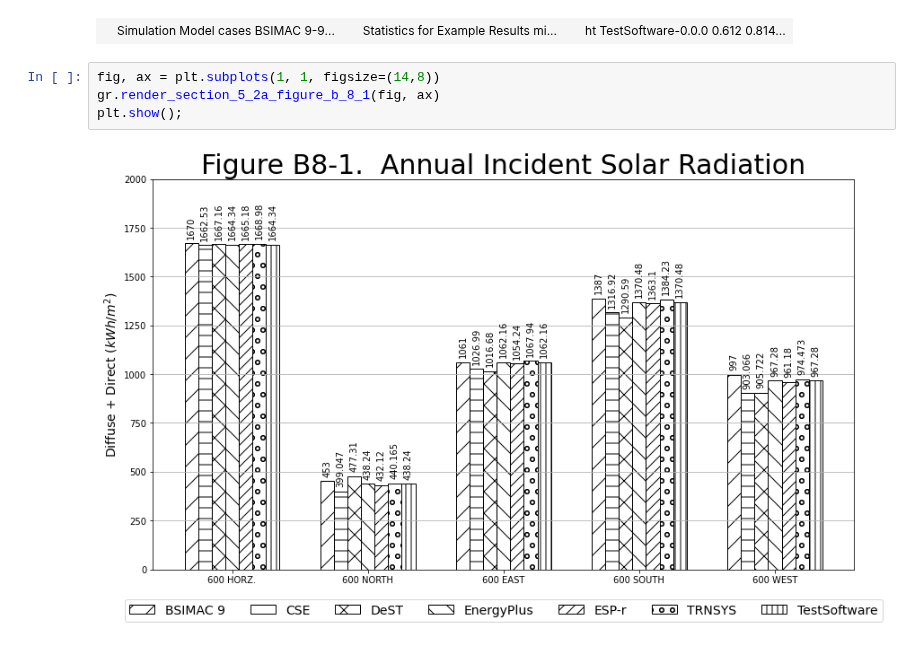
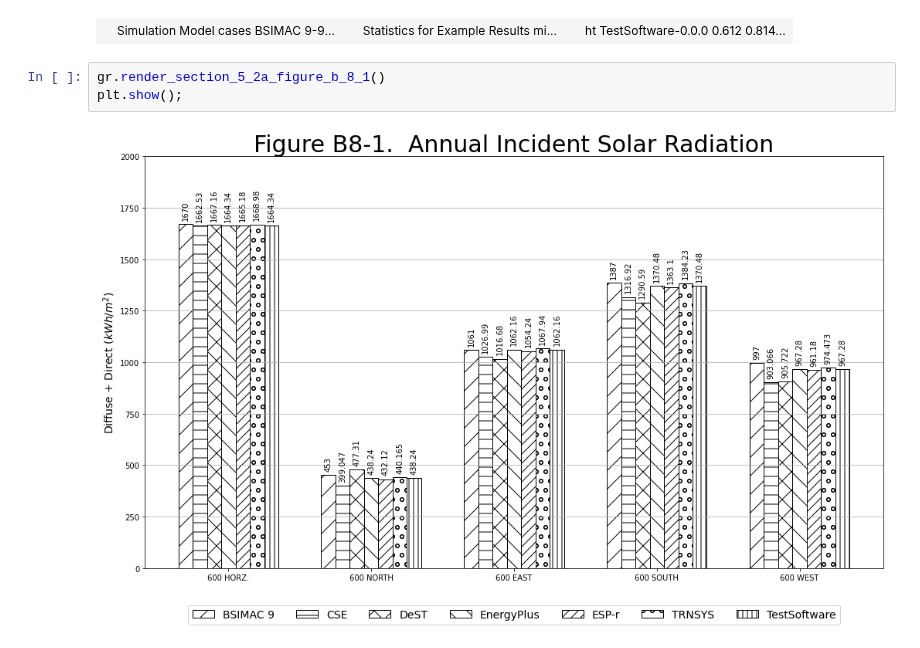
Before and after one commit to JasonGlazer/ashrae-140-automation, a Jupyter notebook: rendered/notebooks/test_notebook.ipynb, the cells around one changed output. Drawn from its saved outputs; the diff is of its cells as text.

```diff
--- a/rendered/notebooks/test_notebook.ipynb
+++ b/rendered/notebooks/test_notebook.ipynb
@@ -78,9 +78,8 @@ table_html
 Table B8.2 Annual Sensible Cooling Loads (MWh)
 |  | Simulation Model cases BSIMAC 9-9... |  | Statistics for Example Results mi... |  | ht TestSoftware-0.0.0 0.612 0.814... |
 # %%
-fig, ax = plt.subplots(1, 1, figsize=(14,8))
-gr.render_section_5_2a_figure_b_8_1(fig, ax)
+gr.render_section_5_2a_figure_b_8_1()
 plt.show();
 # %% [output]
-[figure, old version]
+[figure, new version]
 # %%
```
Also changed, not shown: parts of 8 cells of this notebook, 1 other file.
